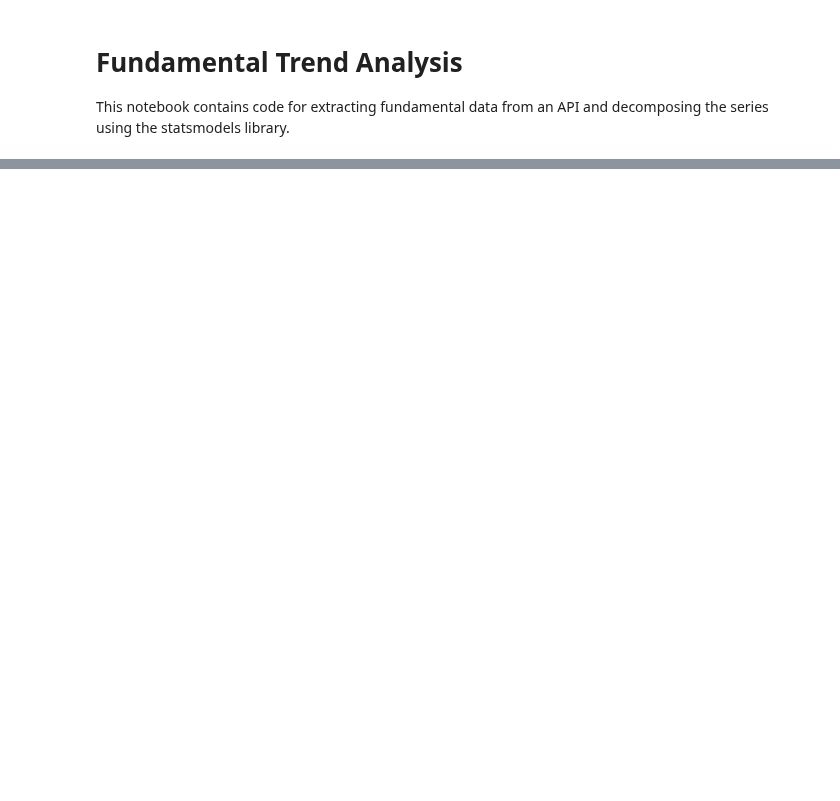
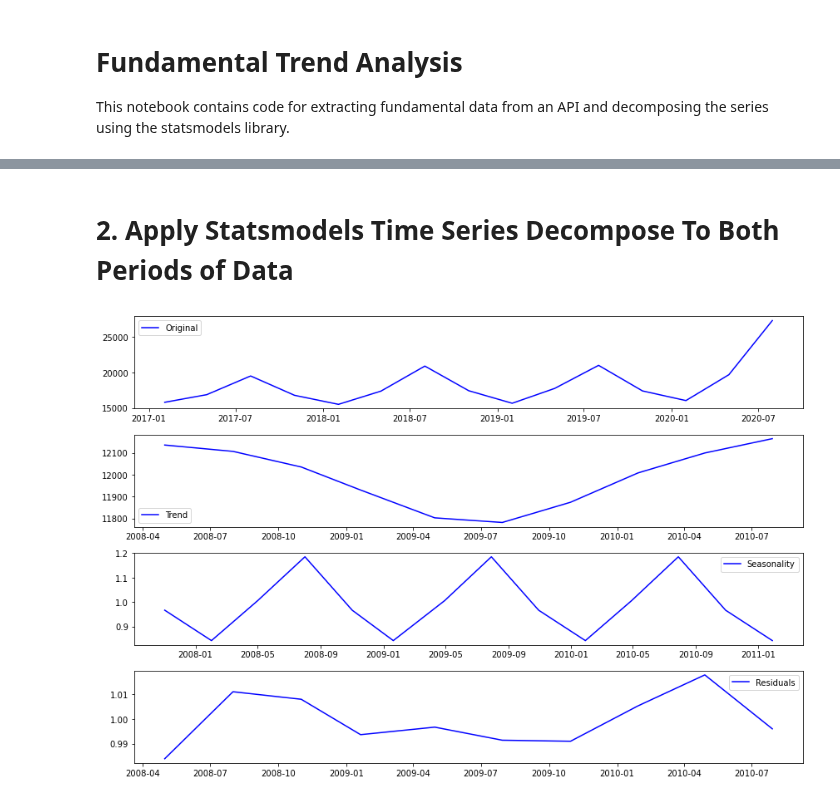
Before and after one commit to amitrani6/time-series-examples, a Jupyter notebook: fundamental_trend_analysis.ipynb, the cells around one changed output, grey strips where cells are left out. Saved outputs shown, nothing was run; the diff lists cells and outputs as text; code cells hidden in the pictures; blank space fills up the shorter version.

```diff
--- a/fundamental_trend_analysis.ipynb
+++ b/fundamental_trend_analysis.ipynb
@@ -100,0 +28,6 @@ low_df[['symbol', 'period','interestrevenueexpensenet', 'revenuefromcontractwith
+# %%
+low_revenue = pd.read_csv('additional_data/low_revenue.csv')
+low_revenue['date'] = pd.to_datetime(low_revenue['date'])
+low_revenue.set_index('date', inplace = True)
+low_revenue.sort_index(inplace=True)
+low_revenue.tail()
@@ -100,0 +42,2 @@ low_df[['symbol', 'period','interestrevenueexpensenet', 'revenuefromcontractwith
+# %% [markdown]
+# 2. Apply Statsmodels Time Series Decompose To Both Periods of Data
@@ -100,0 +47,30 @@ low_df[['symbol', 'period','interestrevenueexpensenet', 'revenuefromcontractwith
+# %%
+low_revenue_after_financial_crisis = low_revenue[low_revenue.index <='2011-01-28'].copy()
+low_revenue_before_coronavirus = low_revenue[low_revenue.index >'2011-01-28'].copy()
+# %%
+# Obtain the three series
+
+# frequency detection error: https://github.com/statsmodels/statsmodels/issues/3503
+decomposition = seasonal_decompose(low_revenue_after_financial_crisis['low_revenue'], model='multiplicative', period = 4)
+
+trend = decomposition.trend
+seasonal = decomposition.seasonal
+residual = decomposition.resid
+# %%
+# Plot gathered statistics
+plt.figure(figsize=(12,8))
+plt.subplot(411)
+plt.plot(low_revenue_before_coronavirus['low_revenue'], label='Original', color="blue")
+plt.legend(loc='best')
+plt.subplot(412)
+plt.plot(trend, label='Trend', color="blue")
+plt.legend(loc='best')
+plt.subplot(413)
+plt.plot(seasonal,label='Seasonality', color="blue")
+plt.legend(loc='best')
+plt.subplot(414)
+plt.plot(residual, label='Residuals', color="blue")
+plt.legend(loc='best')
+plt.tight_layout()
+# %% [output]
+[figure, added]
```
Also changed, not shown: parts of 10 cells of this notebook, 2 other files.
